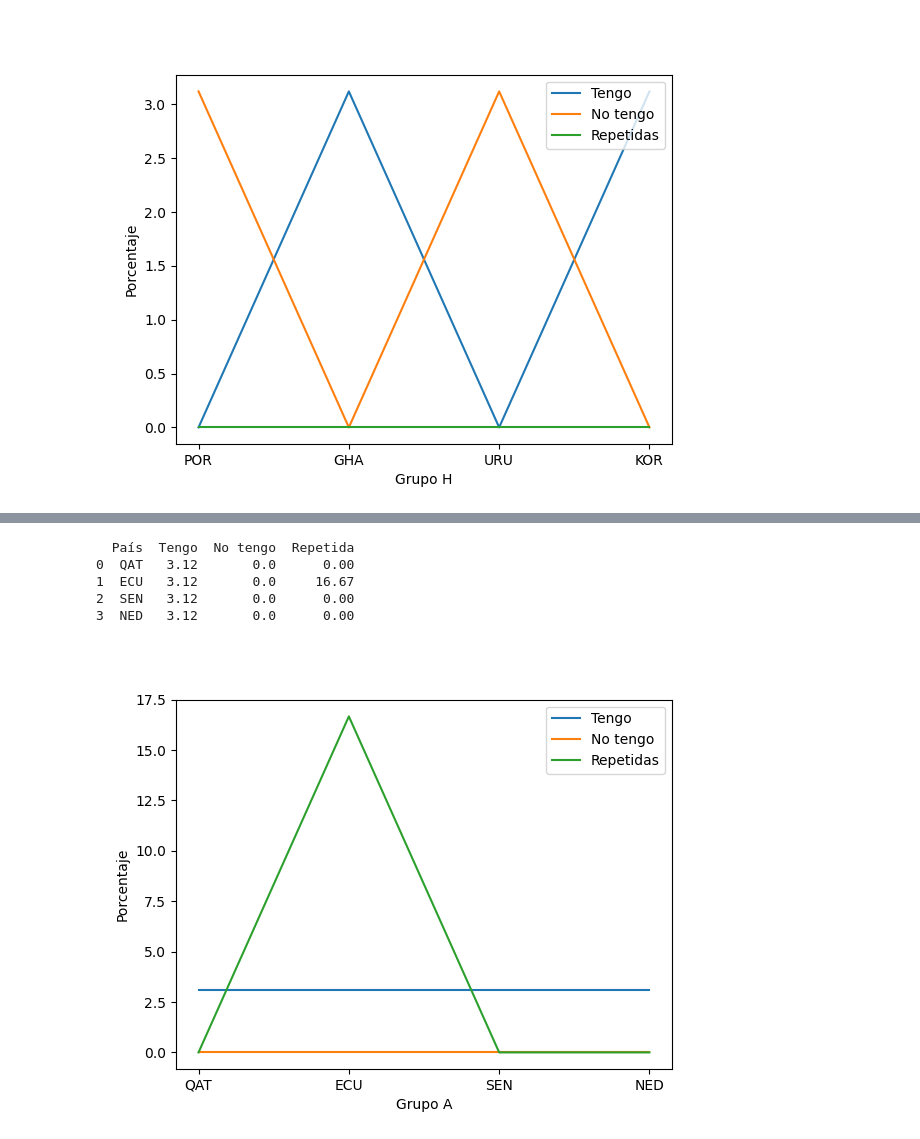
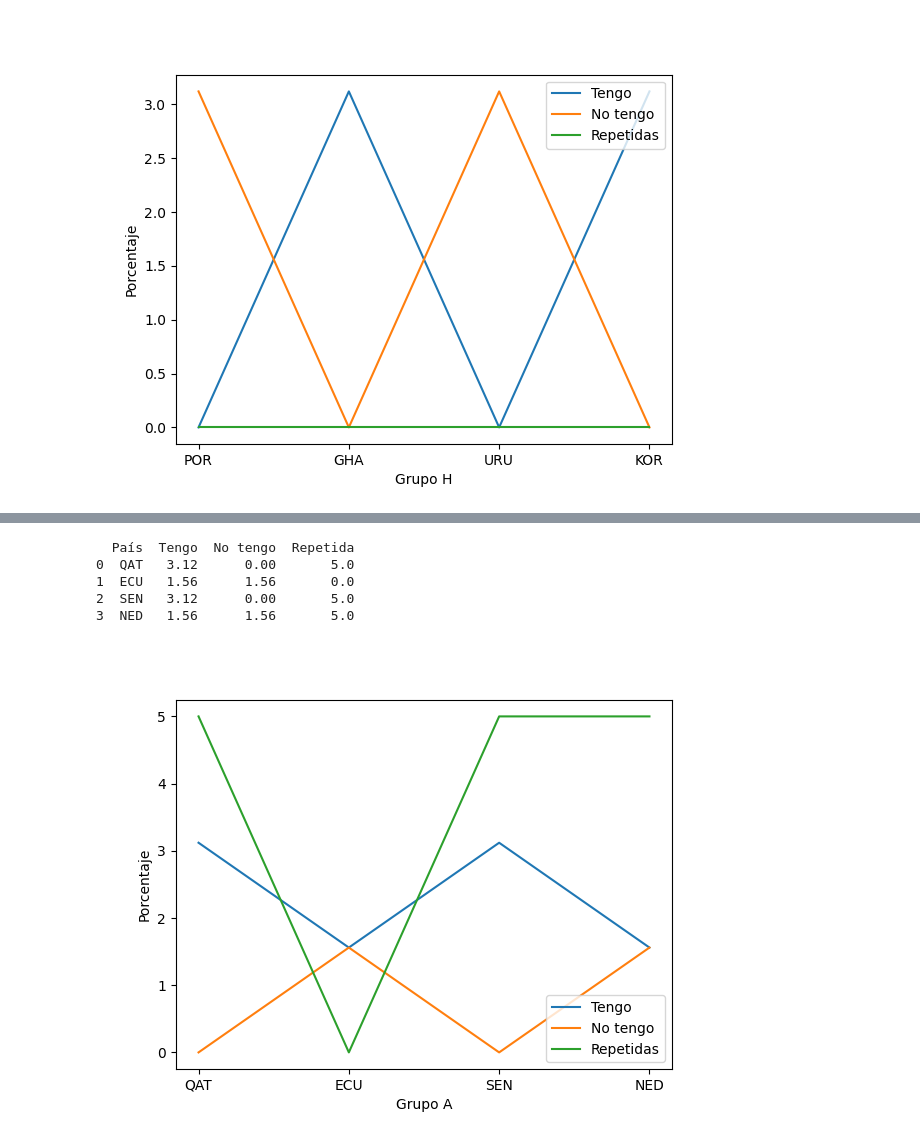
Before and after one commit to LynCap/ProyectosEnProceso, a Jupyter notebook: Proyecto_Alberto/proyecto.ipynb, the cells around one changed output, grey strips where cells are left out. Saved outputs shown, nothing was run; the diff lists cells and outputs as text; code cells hidden in the pictures.

```diff
--- a/Proyecto_Alberto/proyecto.ipynb
+++ b/Proyecto_Alberto/proyecto.ipynb
@@ -366,7 +391,7 @@ for i in range (0, 32):
         noTengo += 1
     if hoja2[header[2]][i] > 1:
         totalRepetidos += 1
-        repetido += 1
+        repetido += hoja2[header[2]][i] - 1
         tengo += 1
 
     # Almacenamiento de datos para el cambio de fila
@@ -395,7 +420,7 @@ for i in range (0, 32):
         noTengo += 1
     if hoja2[header[3]][i] > 1:
         tengo += 1
-        repetido += 1
+        repetido += hoja2[header[3]][i] - 1
         totalPorteros += 1
     if hoja2[header[4]][i] == 1:
         tengo += 1
@@ -403,7 +428,7 @@ for i in range (0, 32):
         noTengo += 1
     if hoja2[header[4]][i] > 1:
         tengo += 1
-        repetido += 1
+        repetido += hoja2[header[4]][i] - 1
         totalPorteros += 1
     # Almacenamiento de datos para el cambio de fila
     porteros[len(porteros)-1].append(tengo)
@@ -411,8 +436,8 @@ for i in range (0, 32):
     porteros[len(porteros)-1].append(repetido)
 
 for i in porteros:
-    i[2] = round(i[2]*100/32, 2)
-    i[3] = round(i[3]*100/32, 2)
+    i[2] = round(i[2]*100/64, 2)
+    i[3] = round(i[3]*100/64, 2)
     i[4] = round(i[4]*100/totalPorteros, 2)
 
 #10
@@ -1046,35 +1169,35 @@ plt.show()
 # %%
 ####
 #
 # Preguntas 9.1 Grupo A
 #  ¿Cuál es la distribución porcentual de las secciones (la tengo, no la tengo, las tengo repetidas) con respecto a sus porteros (postales 2 y 3 de cada sección)?
 seccion = []
 distribucionTengo = []
 distribucionNoTengo = []
 distribucionRepetido = []
-for i in escudos:
+for i in porteros:
     if i[1] == 'A':
         seccion += [i[0]]
         distribucionTengo += [i[2]]
         distribucionNoTengo += [i[3]]
         distribucionRepetido += [i[4]]
 
 data = {'País':seccion, 'Tengo':distribucionTengo, 'No tengo': distribucionNoTengo, 'Repetida': distribucionRepetido}
 pregunta9_1= pd.DataFrame(data)
 print(pregunta9_1)
 
 sns.lineplot(x = "País", y = "Tengo", data=pregunta9_1, label = "Tengo")
 sns.lineplot(x = "País", y = "No tengo", data=pregunta9_1, label = "No tengo")
 sns.lineplot(x = "País", y = "Repetida", data=pregunta9_1, label = "Repetidas")
 plt.ylabel("Porcentaje")
 plt.xlabel("Grupo A")
 
 # Habilita la visibilidad de los graficos una vez declarados
 plt.show()
 # %% [output]
   País  Tengo  No tengo  Repetida
-0  QAT   3.12       0.0      0.00
-1  ECU   3.12       0.0     16.67
-2  SEN   3.12       0.0      0.00
-3  NED   3.12       0.0      0.00
+0  QAT   3.12      0.00       5.0
+1  ECU   1.56      1.56       0.0
+2  SEN   3.12      0.00       5.0
+3  NED   1.56      1.56       5.0
-[figure, old version]
+[figure, new version]
```
Also changed, not shown: parts of 42 cells of this notebook.
